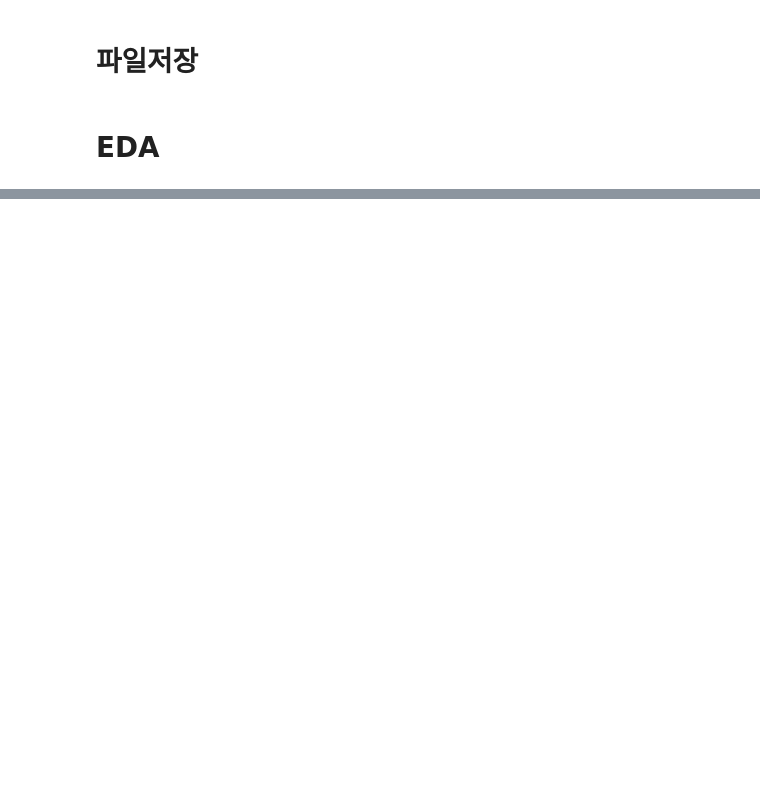
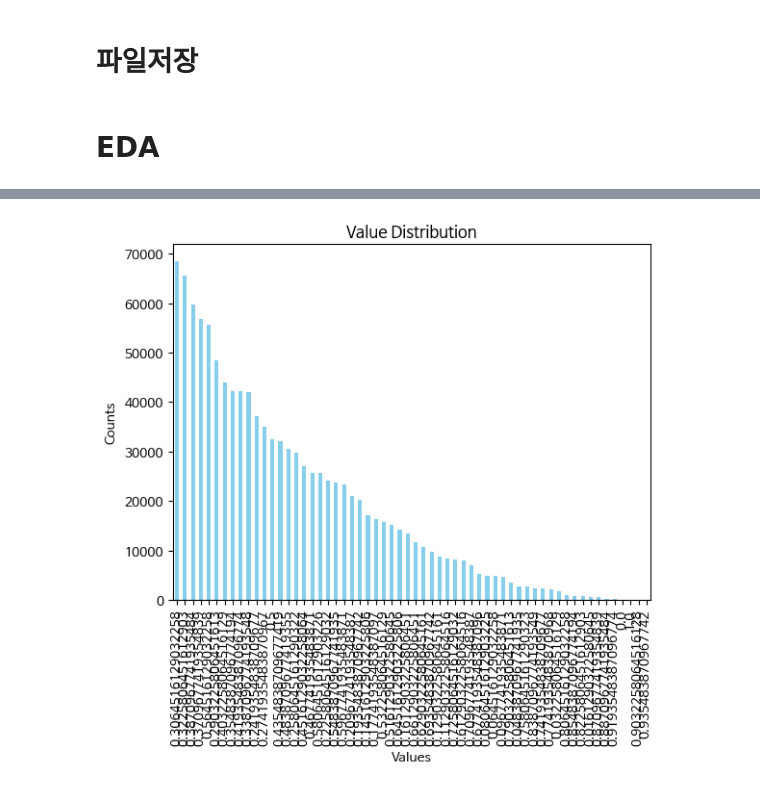
Before and after one commit to UpstageAILab6/upstage-ml-regression-ml-3_pub, a Jupyter notebook: yjkim/1_Preprocessing.ipynb, the cells around one changed output, grey strips where cells are left out. Saved outputs shown, nothing was run; the diff lists cells and outputs as text; code cells hidden in the pictures; blank space fills up the shorter version.

```diff
--- a/yjkim/1_Preprocessing.ipynb
+++ b/yjkim/1_Preprocessing.ipynb
@@ -1310,0 +1144,4 @@ Name: k-135㎡초과, dtype: float64
+# %%
+# 필요한 데이터를 load 하겠습니다. 경로는 환경에 맞게 지정해주면 됩니다.
+train_path = '/data/ephemeral/home/code/code/data/train_ohe.csv'
+dt = pd.read_csv(train_path)
@@ -1310,0 +1164,16 @@ Name: k-135㎡초과, dtype: float64
+# %%
+# 값의 분포 계산
+value_counts = dt['건축년도'].value_counts()
+
+# 막대그래프 생성
+value_counts.plot(kind='bar', color='skyblue')
+
+# 그래프에 제목과 축 라벨 추가
+plt.title('Value Distribution')
+plt.xlabel('Values')
+plt.ylabel('Counts')
+
+# 그래프 출력
+plt.show()
+# %% [output]
+[figure, added]
```
Also changed, not shown: parts of 47 cells of this notebook, 2 other files.
